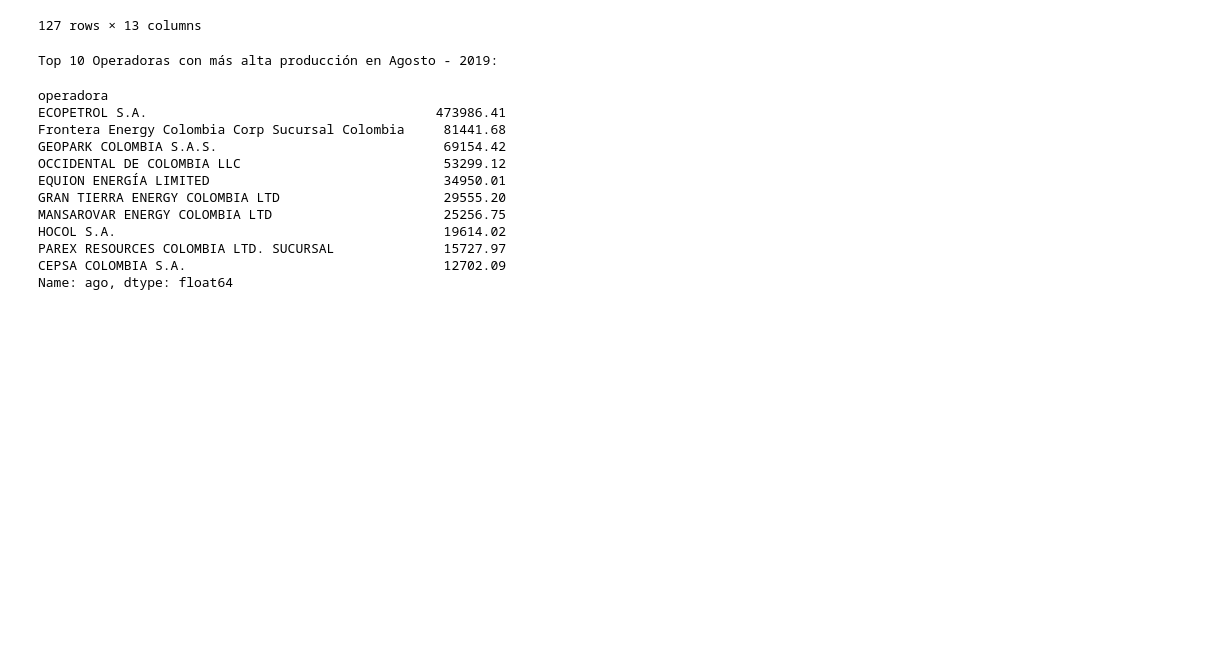
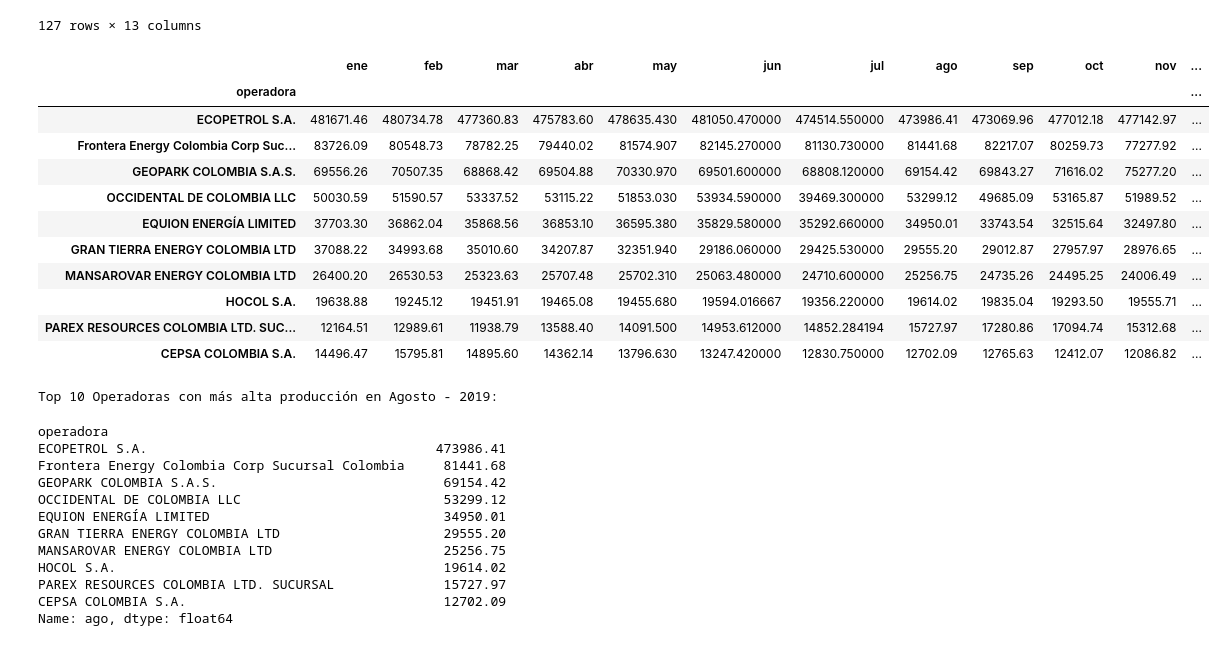
Before and after one commit to yoi23/HackathonOG2020, a Jupyter notebook: importar_datos.ipynb, the cells around one changed output. Drawn from its saved outputs; the diff is of its cells as text; code cells hidden in the pictures; blank space fills up the shorter version.

```diff
--- a/importar_datos.ipynb
+++ b/importar_datos.ipynb
@@ -292,7 +285,21 @@ df_2018_2020.groupby(['operadora','año']).sum().sort_values('total',ascending =
 # %%
 # Pregunta 4
 # Ordenar OPERADORAS por Produccion (mayor a menor) en Agosto (2019)
 query4 = df_2018_2020.loc[df_2018_2020['año'] == 2019].groupby('operadora').sum().sort_values('ago',ascending = False)
+query4.head(10)
+# %% [output]
+|  | ene | feb | mar | abr | may | jun | jul | ago | sep | oct | nov | ... |
+| operadora |  |  |  |  |  |  |  |  |  |  |  | ... |
+| ECOPETROL S.A. | 481671.46 | 480734.78 | 477360.83 | 475783.60 | 478635.430 | 481050.470000 | 474514.550000 | 473986.41 | 473069.96 | 477012.18 | 477142.97 | ... |
+| Frontera Energy Colombia Corp Suc... | 83726.09 | 80548.73 | 78782.25 | 79440.02 | 81574.907 | 82145.270000 | 81130.730000 | 81441.68 | 82217.07 | 80259.73 | 77277.92 | ... |
+| GEOPARK COLOMBIA S.A.S. | 69556.26 | 70507.35 | 68868.42 | 69504.88 | 70330.970 | 69501.600000 | 68808.120000 | 69154.42 | 69843.27 | 71616.02 | 75277.20 | ... |
+| OCCIDENTAL DE COLOMBIA LLC | 50030.59 | 51590.57 | 53337.52 | 53115.22 | 51853.030 | 53934.590000 | 39469.300000 | 53299.12 | 49685.09 | 53165.87 | 51989.52 | ... |
+| EQUION ENERGÍA LIMITED | 37703.30 | 36862.04 | 35868.56 | 36853.10 | 36595.380 | 35829.580000 | 35292.660000 | 34950.01 | 33743.54 | 32515.64 | 32497.80 | ... |
+| GRAN TIERRA ENERGY COLOMBIA LTD | 37088.22 | 34993.68 | 35010.60 | 34207.87 | 32351.940 | 29186.060000 | 29425.530000 | 29555.20 | 29012.87 | 27957.97 | 28976.65 | ... |
+| MANSAROVAR ENERGY COLOMBIA LTD | 26400.20 | 26530.53 | 25323.63 | 25707.48 | 25702.310 | 25063.480000 | 24710.600000 | 25256.75 | 24735.26 | 24495.25 | 24006.49 | ... |
+| HOCOL S.A. | 19638.88 | 19245.12 | 19451.91 | 19465.08 | 19455.680 | 19594.016667 | 19356.220000 | 19614.02 | 19835.04 | 19293.50 | 19555.71 | ... |
+| PAREX RESOURCES COLOMBIA LTD. SUC... | 12164.51 | 12989.61 | 11938.79 | 13588.40 | 14091.500 | 14953.612000 | 14852.284194 | 15727.97 | 17280.86 | 17094.74 | 15312.68 | ... |
+| CEPSA COLOMBIA S.A. | 14496.47 | 15795.81 | 14895.60 | 14362.14 | 13796.630 | 13247.420000 | 12830.750000 | 12702.09 | 12765.63 | 12412.07 | 12086.82 | ... |
 # %%
 print('Top 10 Operadoras con más alta producción en Agosto - 2019:')
 print('\n')
```
Also changed, not shown: parts of 15 cells of this notebook.
